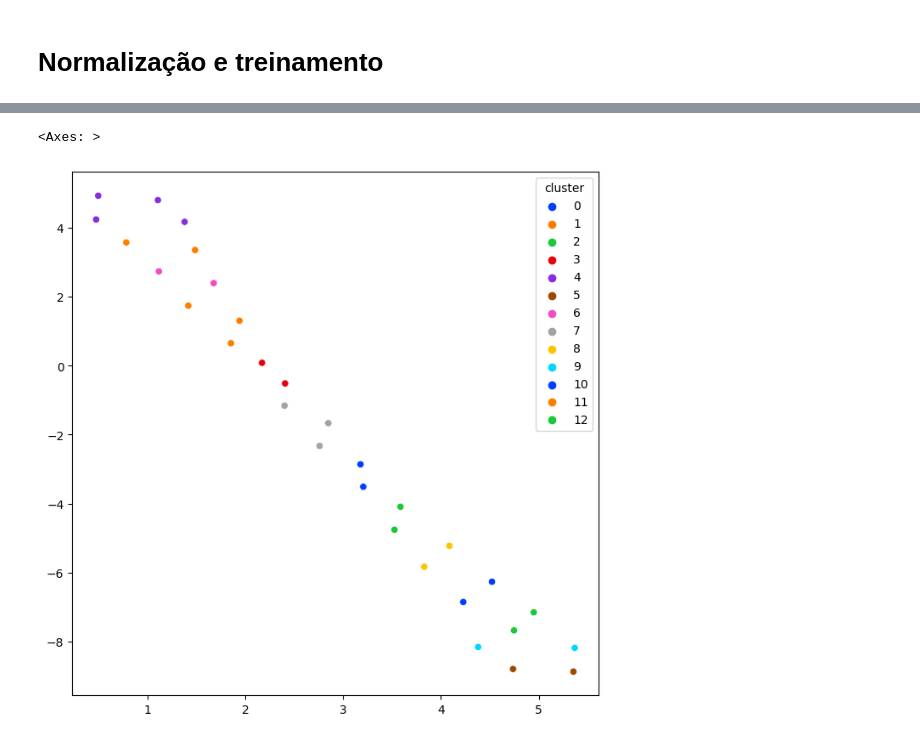
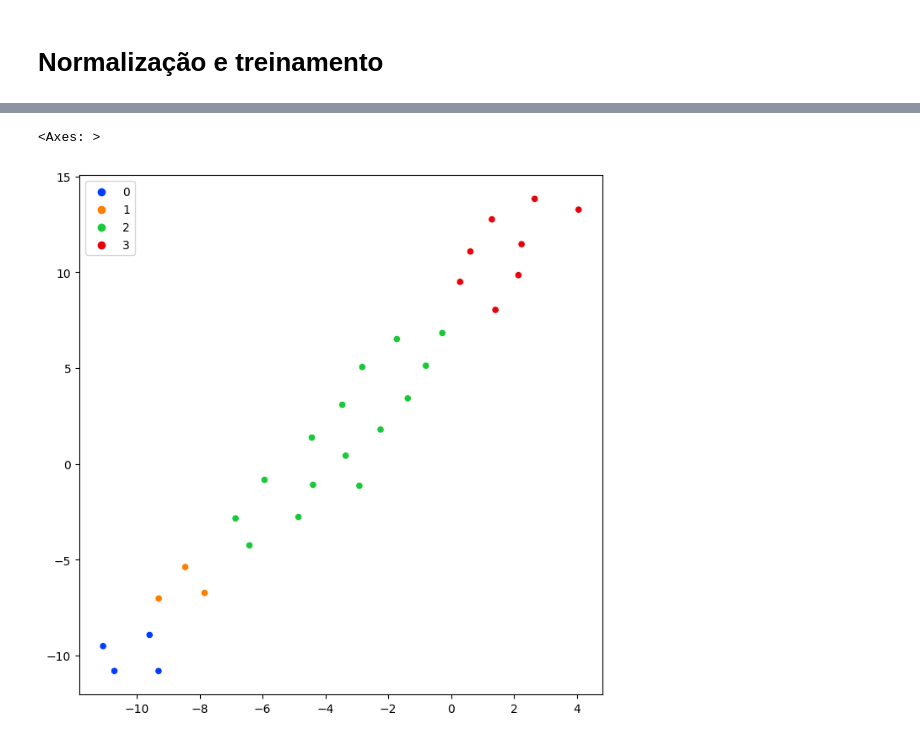
Before and after one commit to JV-Machado/NBA_team_clustering, a Jupyter notebook: NBA_Clustering.ipynb, the cells around one changed output, grey strips where cells are left out. Cells and saved outputs as stored; diff of their text form; code cells hidden in the pictures.

```diff
--- a/NBA_Clustering.ipynb
+++ b/NBA_Clustering.ipynb
@@ -200,0 +139,7 @@ df
+# %%
+df = df.drop(columns=['Points Scored', 'Points Conceded'])
+# %%
+ap = AffinityPropagation(damping=0.7).fit(df)
+# %%
+labels = ap.labels_
+labels
@@ -205,0 +154,3 @@ print(silhouette_avg)
+# %%
+df['cluster'] = labels
+df
@@ -206,8 +176,8 @@ print(silhouette_avg)
 # %%
 tsne = TSNE(perplexity=10)
 plt.figure(figsize=(8,8))
 teste = tsne.fit_transform(df.drop(columns='cluster'))
-sns.scatterplot(x=teste[:, 0], y=teste[:, 1], hue=df['cluster'], palette='bright')
+sns.scatterplot(x=teste[:, 0], y=teste[:, 1], hue=labels, palette='bright')
 # %% [output]
 <Axes: >
-[figure, old version]
+[figure, new version]
```
Also changed, not shown: parts of 11 cells of this notebook.
